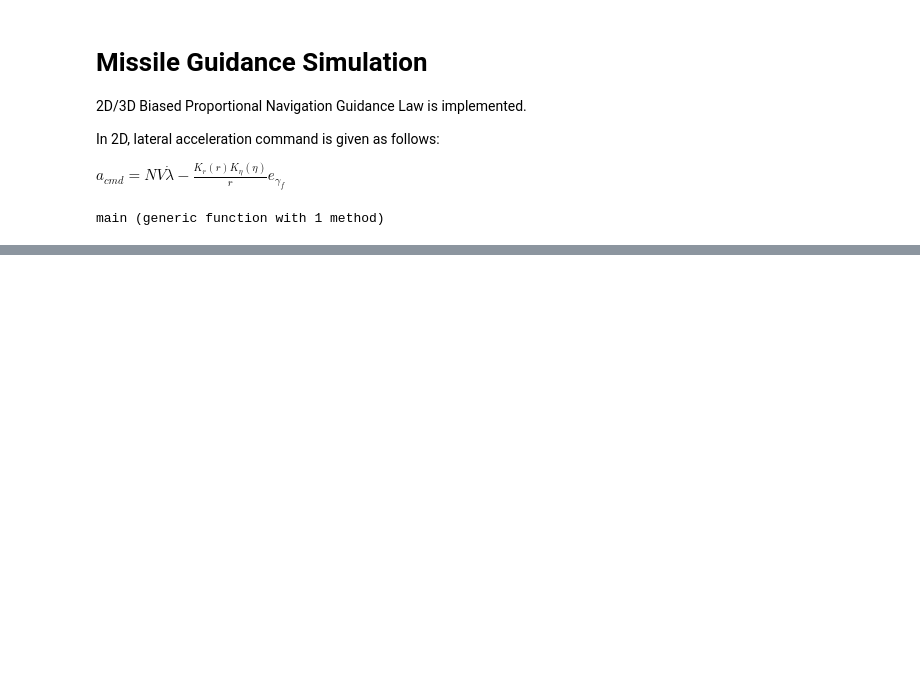
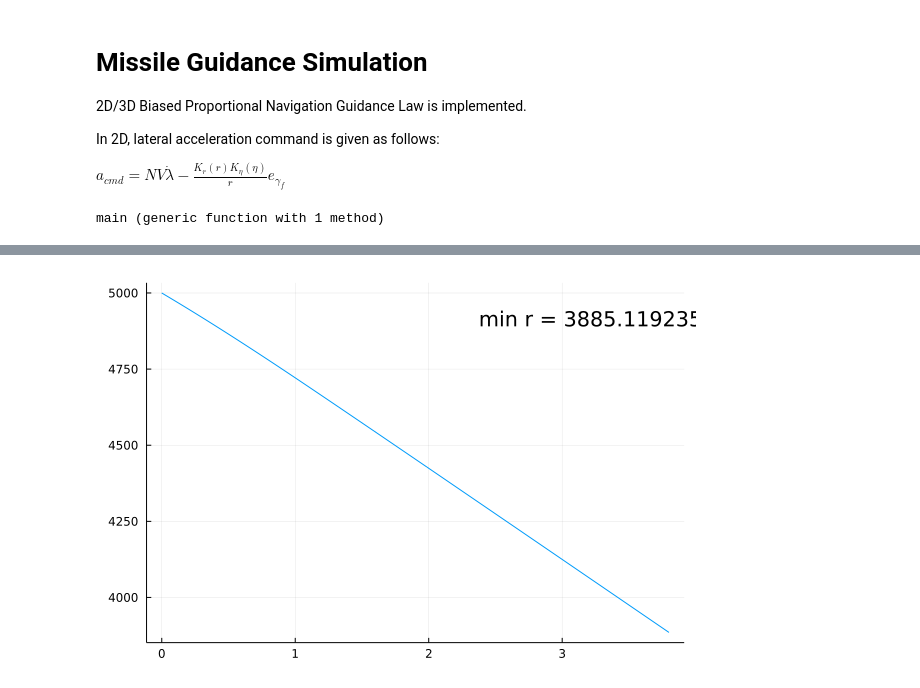
Before and after one commit to nhcho91/FlightGNC.jl, a Jupyter notebook: main/Jupyter_missiles.ipynb, the cells around one changed output, grey strips where cells are left out. Cells and saved outputs as stored; diff of their text form; code cells hidden in the pictures; blank space fills up the shorter version.

```diff
--- a/main/Jupyter_missiles.ipynb
+++ b/main/Jupyter_missiles.ipynb
@@ -20,0 +56,7 @@ sim_plot(N,3, α, deg2rad(100), χ_f_d, σ_M_lim, s_Bias)
+# %%
+t = df.time
+r = df.sol |> Map(datum -> datum.r) |> collect
+plot(t,r, label = :false)
+annotate!((0.9,0.9), "min r = "*string(minimum(r)) )
+# %% [output]
+[figure, added]
```
Also changed, not shown: parts of 4 cells of this notebook, 11 other files.
